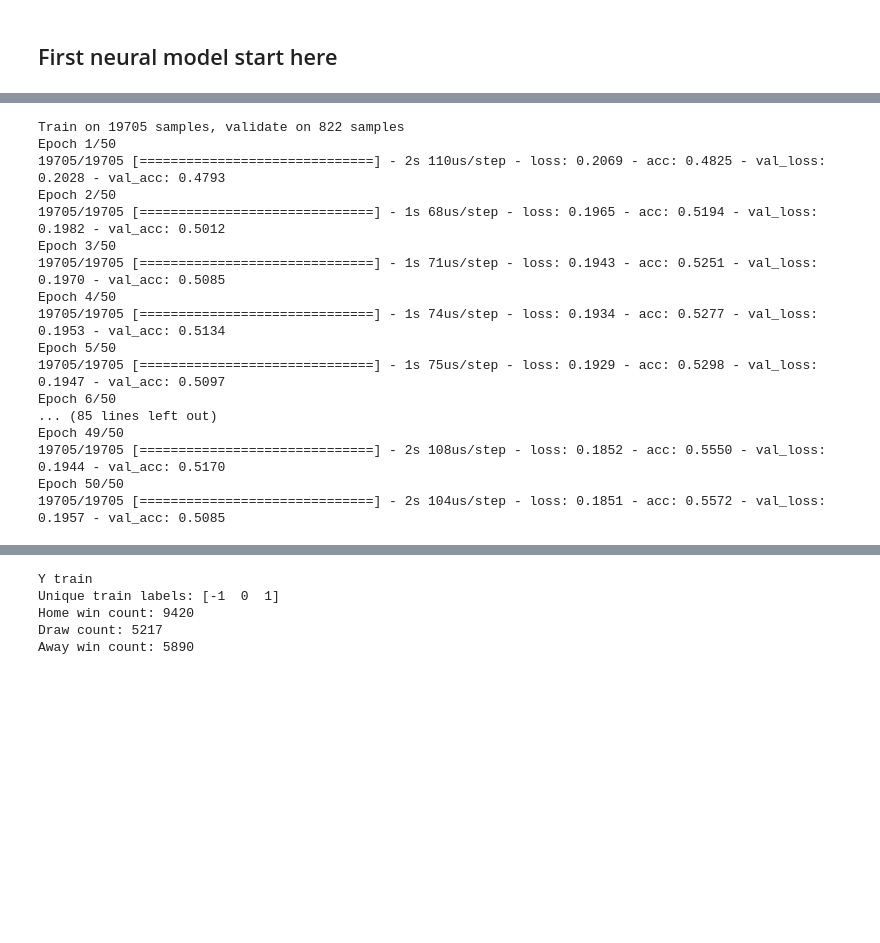
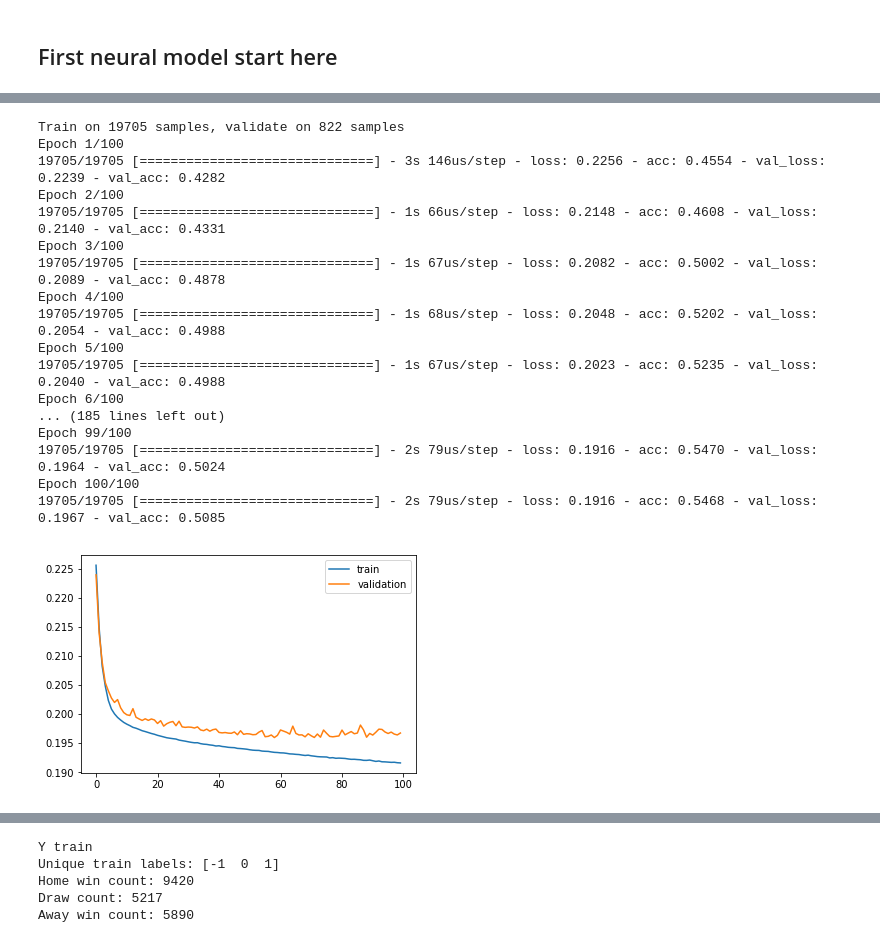
Before and after one commit to raedovj/NN19_Project_Football, a Jupyter notebook: predictions_fit_all_data.ipynb, the cells around one changed output, grey strips where cells are left out. Cells and saved outputs as stored; diff of their text form; code cells hidden in the pictures; blank space fills up the shorter version.

```diff
--- a/predictions_fit_all_data.ipynb
+++ b/predictions_fit_all_data.ipynb
@@ -101,22 +109,30 @@ Non-trainable params: 0
 _________________________________________________________________
 [drawing not drawn]
 # %%
-history = model.fit(x_train, to_categorical(y_train+1), batch_size=32, epochs=50, validation_split=0.04)
+history = model.fit(x_train, to_categorical(y_train+1), batch_size=32, epochs=100, validation_split=0.04)
 # %% [output]
 Train on 19705 samples, validate on 822 samples
-Epoch 1/50
-19705/19705 [==============================] - 2s 110us/step - loss: 0.2069 - acc: 0.4825 - val_loss: 0.2028 - val_acc: 0.4793
-Epoch 2/50
-19705/19705 [==============================] - 1s 68us/step - loss: 0.1965 - acc: 0.5194 - val_loss: 0.1982 - val_acc: 0.5012
-Epoch 3/50
-19705/19705 [==============================] - 1s 71us/step - loss: 0.1943 - acc: 0.5251 - val_loss: 0.1970 - val_acc: 0.5085
-Epoch 4/50
-19705/19705 [==============================] - 1s 74us/step - loss: 0.1934 - acc: 0.5277 - val_loss: 0.1953 - val_acc: 0.5134
-Epoch 5/50
-19705/19705 [==============================] - 1s 75us/step - loss: 0.1929 - acc: 0.5298 - val_loss: 0.1947 - val_acc: 0.5097
-Epoch 6/50
-... (85 lines left out)
-Epoch 49/50
-19705/19705 [==============================] - 2s 108us/step - loss: 0.1852 - acc: 0.5550 - val_loss: 0.1944 - val_acc: 0.5170
-Epoch 50/50
-19705/19705 [==============================] - 2s 104us/step - loss: 0.1851 - acc: 0.5572 - val_loss: 0.1957 - val_acc: 0.5085
+Epoch 1/100
+19705/19705 [==============================] - 3s 146us/step - loss: 0.2256 - acc: 0.4554 - val_loss: 0.2239 - val_acc: 0.4282
+Epoch 2/100
+19705/19705 [==============================] - 1s 66us/step - loss: 0.2148 - acc: 0.4608 - val_loss: 0.2140 - val_acc: 0.4331
+Epoch 3/100
+19705/19705 [==============================] - 1s 67us/step - loss: 0.2082 - acc: 0.5002 - val_loss: 0.2089 - val_acc: 0.4878
+Epoch 4/100
+19705/19705 [==============================] - 1s 68us/step - loss: 0.2048 - acc: 0.5202 - val_loss: 0.2054 - val_acc: 0.4988
+Epoch 5/100
+19705/19705 [==============================] - 1s 67us/step - loss: 0.2023 - acc: 0.5235 - val_loss: 0.2040 - val_acc: 0.4988
+Epoch 6/100
+... (185 lines left out)
+Epoch 99/100
+19705/19705 [==============================] - 2s 79us/step - loss: 0.1916 - acc: 0.5470 - val_loss: 0.1964 - val_acc: 0.5024
+Epoch 100/100
+19705/19705 [==============================] - 2s 79us/step - loss: 0.1916 - acc: 0.5468 - val_loss: 0.1967 - val_acc: 0.5085
+# %%
+import matplotlib.pyplot as plt
+plt.plot(history.history['loss'], label='train')
+plt.plot(history.history['val_loss'], label='validation')
+plt.legend()
+plt.show()
+# %% [output]
+[figure, added]
```
Also changed, not shown: parts of 12 cells of this notebook.
